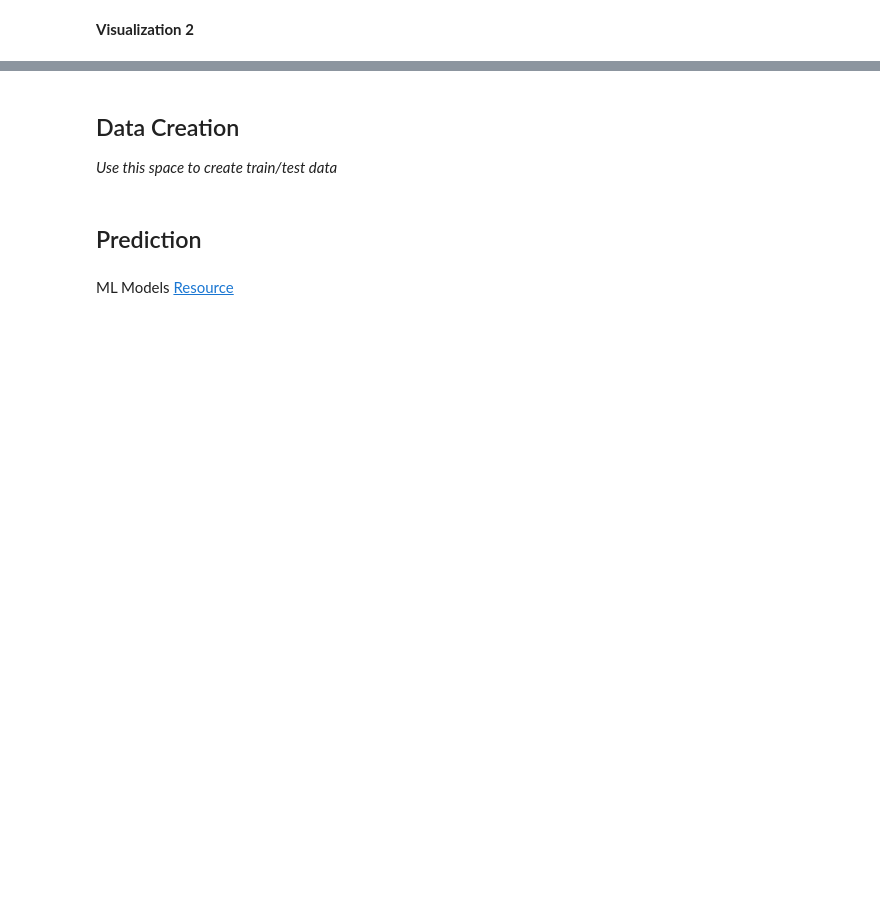
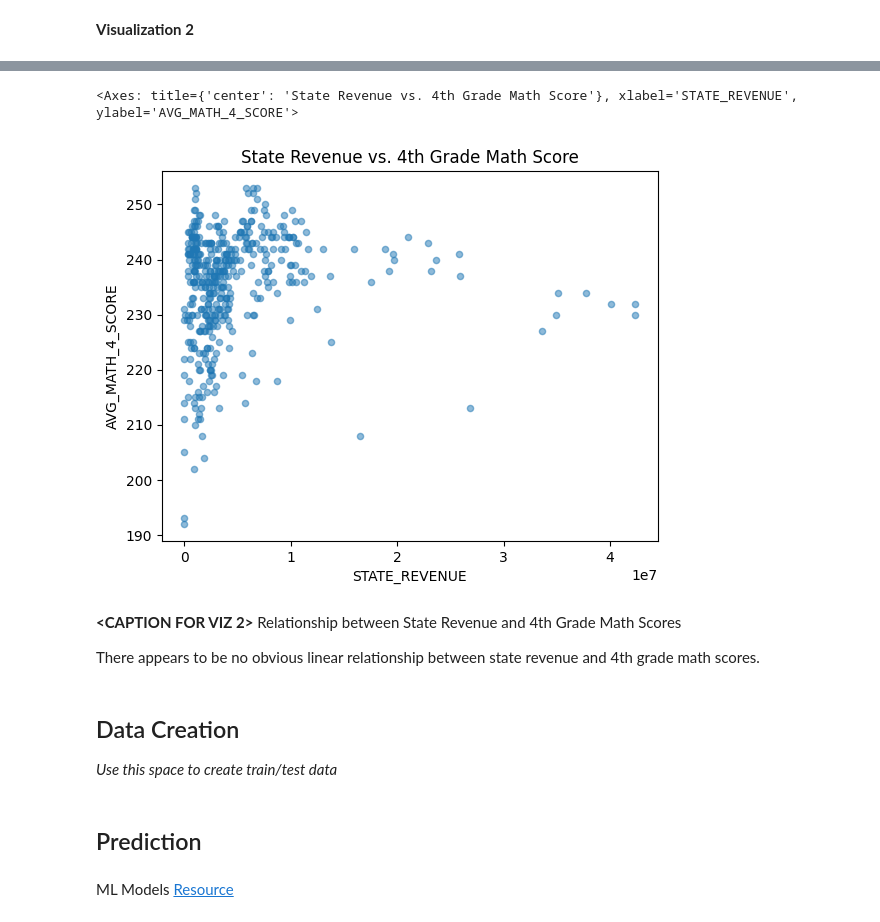
Before and after one commit to lenadahee/MDST-Tutorial, a Jupyter notebook: tutorial1/checkpoint1.ipynb, the cells around one changed output, grey strips where cells are left out. Drawn from its saved outputs; the diff is of its cells as text; code cells hidden in the pictures; blank space fills up the shorter version.

```diff
--- a/tutorial1/checkpoint1.ipynb
+++ b/tutorial1/checkpoint1.ipynb
@@ -100,3 +286,14 @@ Investigate the relationship between your chosen response variable and at least
+# %%
+# @@@ 7
+df.plot.scatter(x='STATE_REVENUE', y='AVG_MATH_4_SCORE', title='State Revenue vs. 4th Grade Math Score', alpha=0.5)
+# %% [output]
+<Axes: title={'center': 'State Revenue vs. 4th Grade Math Score'}, xlabel='STATE_REVENUE', ylabel='AVG_MATH_4_SCORE'>
+[figure, added]
+# %% [markdown]
+**<CAPTION FOR VIZ 2>**
+Relationship between State Revenue and 4th Grade Math Scores
+
+There appears to be no obvious linear relationship between state revenue and 4th grade math scores.
 # %% [markdown]
 <h2> Data Creation </h2>
 
```
Also changed, not shown: parts of 41 cells of this notebook, 2 other files.
